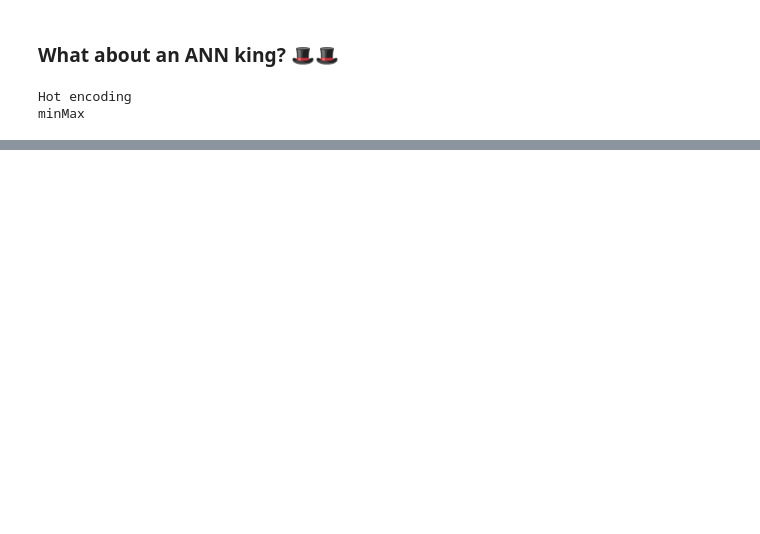
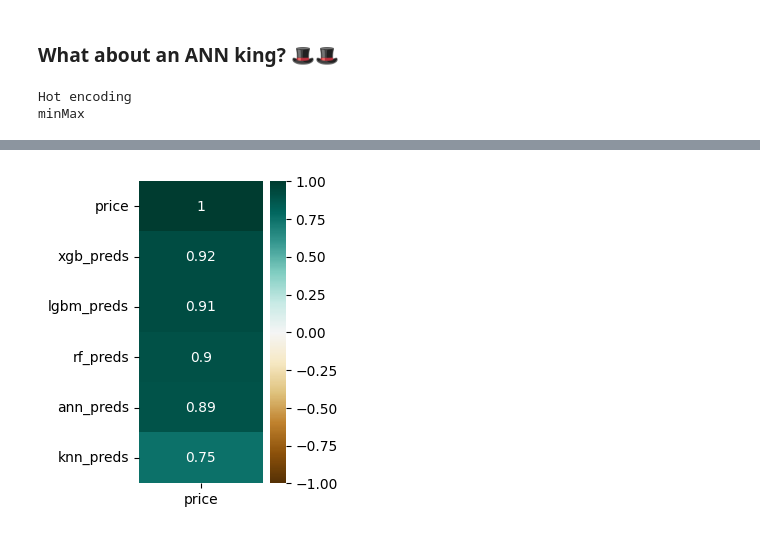
Before and after one commit to henrfj/TDT4173-ML, a Jupyter notebook: henrik-testsite/henrik_ensemble.ipynb, the cells around one changed output, grey strips where cells are left out. Saved outputs shown, nothing was run; the diff lists cells and outputs as text; code cells hidden in the pictures; blank space fills up the shorter version.

```diff
--- a/henrik-testsite/henrik_ensemble.ipynb
+++ b/henrik-testsite/henrik_ensemble.ipynb
@@ -525,0 +473,5 @@ ValueError: in user code:
+# %%
+f, ax = plt.subplots(figsize=(2, 4), dpi=100)
+heatmap = sns.heatmap(pd.merge(np.exp(train_labels.drop(["building_id"], axis=1)), train_targets, left_index=True, right_index=True).corr()[['price']].sort_values(by='price', ascending=False), vmin=-1, vmax=1, annot=True, cmap='BrBG', ax=ax)
+# %% [output]
+[figure, added]
```
Also changed, not shown: parts of 34 cells of this notebook, 19 other files.
